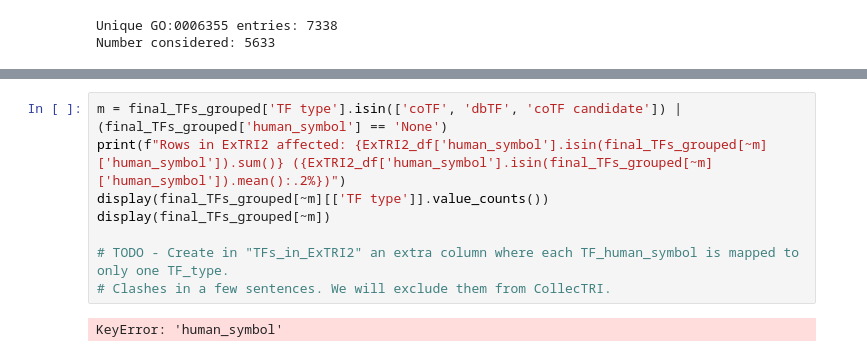
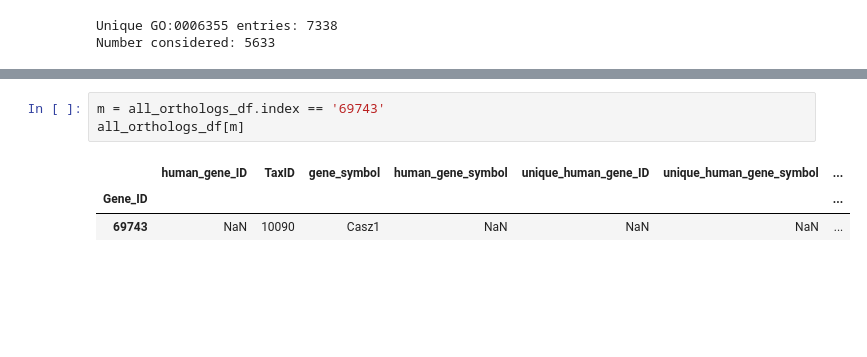
Before and after one commit to Rbbt-Workflows/ExTRI2, a Jupyter notebook: scripts/preprocessing/get_NCBI_TF_IDs.ipynb, the cells around one changed output, grey strips where cells are left out. Drawn from its saved outputs; the diff is of its cells as text; blank space fills up the shorter version.

```diff
--- a/scripts/preprocessing/get_NCBI_TF_IDs.ipynb
+++ b/scripts/preprocessing/get_NCBI_TF_IDs.ipynb
@@ -672,10 +661,7 @@ Name: count, dtype: int64
-# %%
-m = final_TFs_grouped['TF type'].isin(['coTF', 'dbTF', 'coTF candidate']) | (final_TFs_grouped['human_symbol'] == 'None')
-print(f"Rows in ExTRI2 affected: {ExTRI2_df['human_symbol'].isin(final_TFs_grouped[~m]['human_symbol']).sum()} ({ExTRI2_df['human_symbol'].isin(final_TFs_grouped[~m]['human_symbol']).mean():.2%})")
-display(final_TFs_grouped[~m][['TF type']].value_counts())
-display(final_TFs_grouped[~m])
-
-# TODO - Create in "TFs_in_ExTRI2" an extra column where each TF_human_symbol is mapped to only one TF_type.
-# Clashes in a few sentences. We will exclude them from CollecTRI.
-# %% [output]
-KeyError: 'human_symbol'
+# %%
+m = all_orthologs_df.index == '69743'
+all_orthologs_df[m]
+# %% [output]
+|  | human_gene_ID | TaxID | gene_symbol | human_gene_symbol | unique_human_gene_ID | unique_human_gene_symbol | ... |
+| Gene_ID |  |  |  |  |  |  | ... |
+| 69743 | NaN | 10090 | Casz1 | NaN | NaN | NaN | ... |
```
Also changed, not shown: parts of 3 cells of this notebook, 7 other files.
